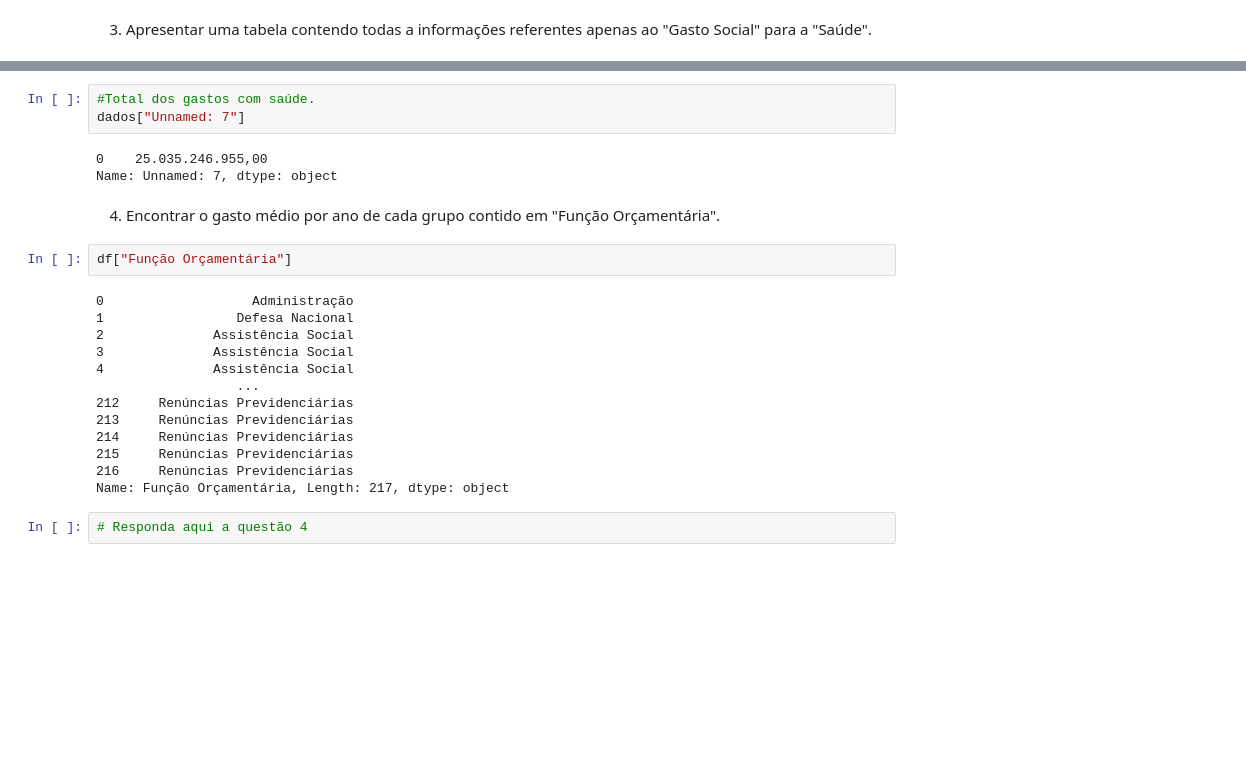
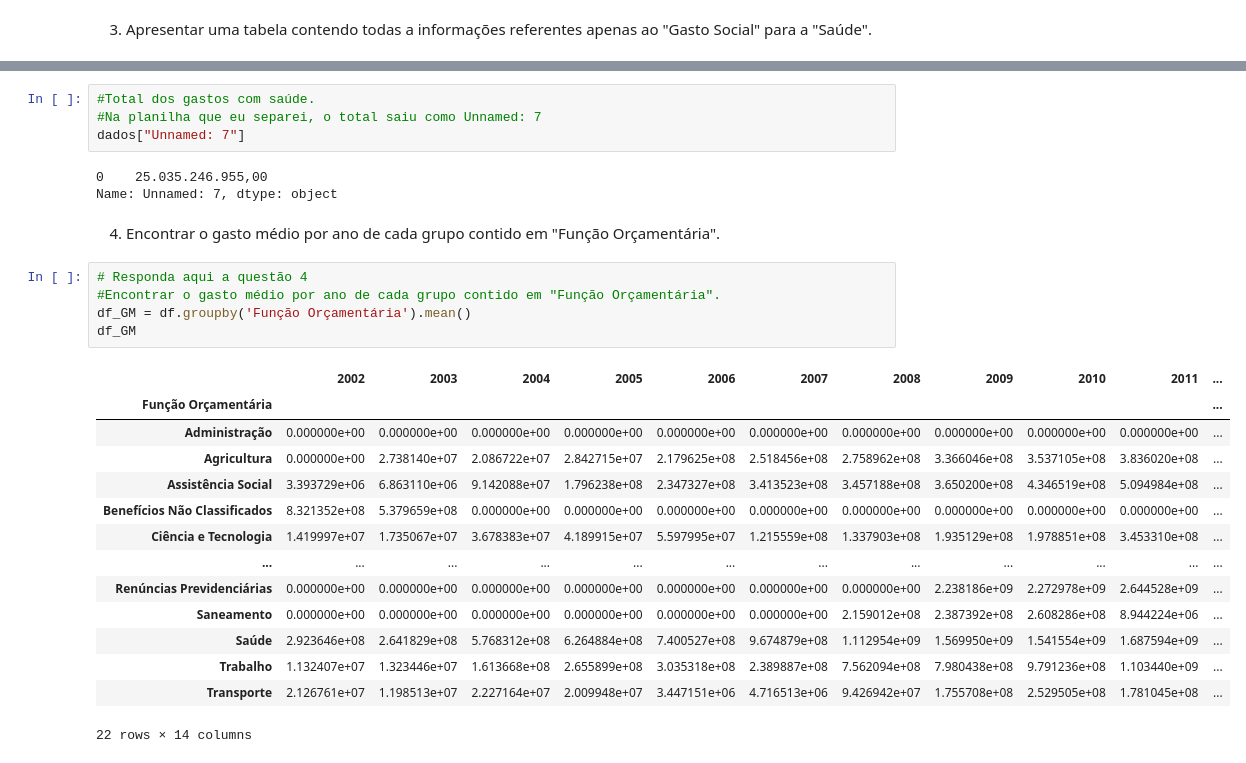
Before and after one commit to pcpiscator/Ciencia-de-dados, a Jupyter notebook: Cópia_de_ECD_Introdução_à_Visualização_de_Dados_Tarefa_da_Semana_2.ipynb, the cells around one changed output, grey strips where cells are left out. Saved outputs shown, nothing was run; the diff lists cells and outputs as text; blank space fills up the shorter version.

```diff
--- a/Cópia_de_ECD_Introdução_à_Visualização_de_Dados_Tarefa_da_Semana_2.ipynb
+++ b/Cópia_de_ECD_Introdução_à_Visualização_de_Dados_Tarefa_da_Semana_2.ipynb
@@ -116,25 +137,29 @@ dados.columns.values
 # %%
 #Total dos gastos com saúde.
+#Na planilha que eu separei, o total saiu como Unnamed: 7
 dados["Unnamed: 7"]
 # %% [output]
 0    25.035.246.955,00
 Name: Unnamed: 7, dtype: object
 # %% [markdown]
 4) Encontrar o gasto médio por ano de cada grupo contido em "Função Orçamentária".
-# %%
-df["Função Orçamentária"]
-# %% [output]
-0                   Administração
-1                 Defesa Nacional
-2              Assistência Social
-3              Assistência Social
-4              Assistência Social
-                  ...
-212     Renúncias Previdenciárias
-213     Renúncias Previdenciárias
-214     Renúncias Previdenciárias
-215     Renúncias Previdenciárias
-216     Renúncias Previdenciárias
-Name: Função Orçamentária, Length: 217, dtype: object
-# %%
-# Responda aqui a questão 4
+# %%
+# Responda aqui a questão 4
+#Encontrar o gasto médio por ano de cada grupo contido em "Função Orçamentária".
+df_GM = df.groupby('Função Orçamentária').mean()
+df_GM
+# %% [output]
+|  | 2002 | 2003 | 2004 | 2005 | 2006 | 2007 | 2008 | 2009 | 2010 | 2011 | ... |
+| Função Orçamentária |  |  |  |  |  |  |  |  |  |  | ... |
+| Administração | 0.000000e+00 | 0.000000e+00 | 0.000000e+00 | 0.000000e+00 | 0.000000e+00 | 0.000000e+00 | 0.000000e+00 | 0.000000e+00 | 0.000000e+00 | 0.000000e+00 | ... |
+| Agricultura | 0.000000e+00 | 2.738140e+07 | 2.086722e+07 | 2.842715e+07 | 2.179625e+08 | 2.518456e+08 | 2.758962e+08 | 3.366046e+08 | 3.537105e+08 | 3.836020e+08 | ... |
+| Assistência Social | 3.393729e+06 | 6.863110e+06 | 9.142088e+07 | 1.796238e+08 | 2.347327e+08 | 3.413523e+08 | 3.457188e+08 | 3.650200e+08 | 4.346519e+08 | 5.094984e+08 | ... |
+| Benefícios Não Classificados | 8.321352e+08 | 5.379659e+08 | 0.000000e+00 | 0.000000e+00 | 0.000000e+00 | 0.000000e+00 | 0.000000e+00 | 0.000000e+00 | 0.000000e+00 | 0.000000e+00 | ... |
+| Ciência e Tecnologia | 1.419997e+07 | 1.735067e+07 | 3.678383e+07 | 4.189915e+07 | 5.597995e+07 | 1.215559e+08 | 1.337903e+08 | 1.935129e+08 | 1.978851e+08 | 3.453310e+08 | ... |
+| ... | ... | ... | ... | ... | ... | ... | ... | ... | ... | ... | ... |
+| Renúncias Previdenciárias | 0.000000e+00 | 0.000000e+00 | 0.000000e+00 | 0.000000e+00 | 0.000000e+00 | 0.000000e+00 | 0.000000e+00 | 2.238186e+09 | 2.272978e+09 | 2.644528e+09 | ... |
+| Saneamento | 0.000000e+00 | 0.000000e+00 | 0.000000e+00 | 0.000000e+00 | 0.000000e+00 | 0.000000e+00 | 2.159012e+08 | 2.387392e+08 | 2.608286e+08 | 8.944224e+06 | ... |
+| Saúde | 2.923646e+08 | 2.641829e+08 | 5.768312e+08 | 6.264884e+08 | 7.400527e+08 | 9.674879e+08 | 1.112954e+09 | 1.569950e+09 | 1.541554e+09 | 1.687594e+09 | ... |
+| Trabalho | 1.132407e+07 | 1.323446e+07 | 1.613668e+08 | 2.655899e+08 | 3.035318e+08 | 2.389887e+08 | 7.562094e+08 | 7.980438e+08 | 9.791236e+08 | 1.103440e+09 | ... |
+| Transporte | 2.126761e+07 | 1.198513e+07 | 2.227164e+07 | 2.009948e+07 | 3.447151e+06 | 4.716513e+06 | 9.426942e+07 | 1.755708e+08 | 2.529505e+08 | 1.781045e+08 | ... |
+22 rows × 14 columns
```
Also changed, not shown: parts of 4 cells of this notebook.
